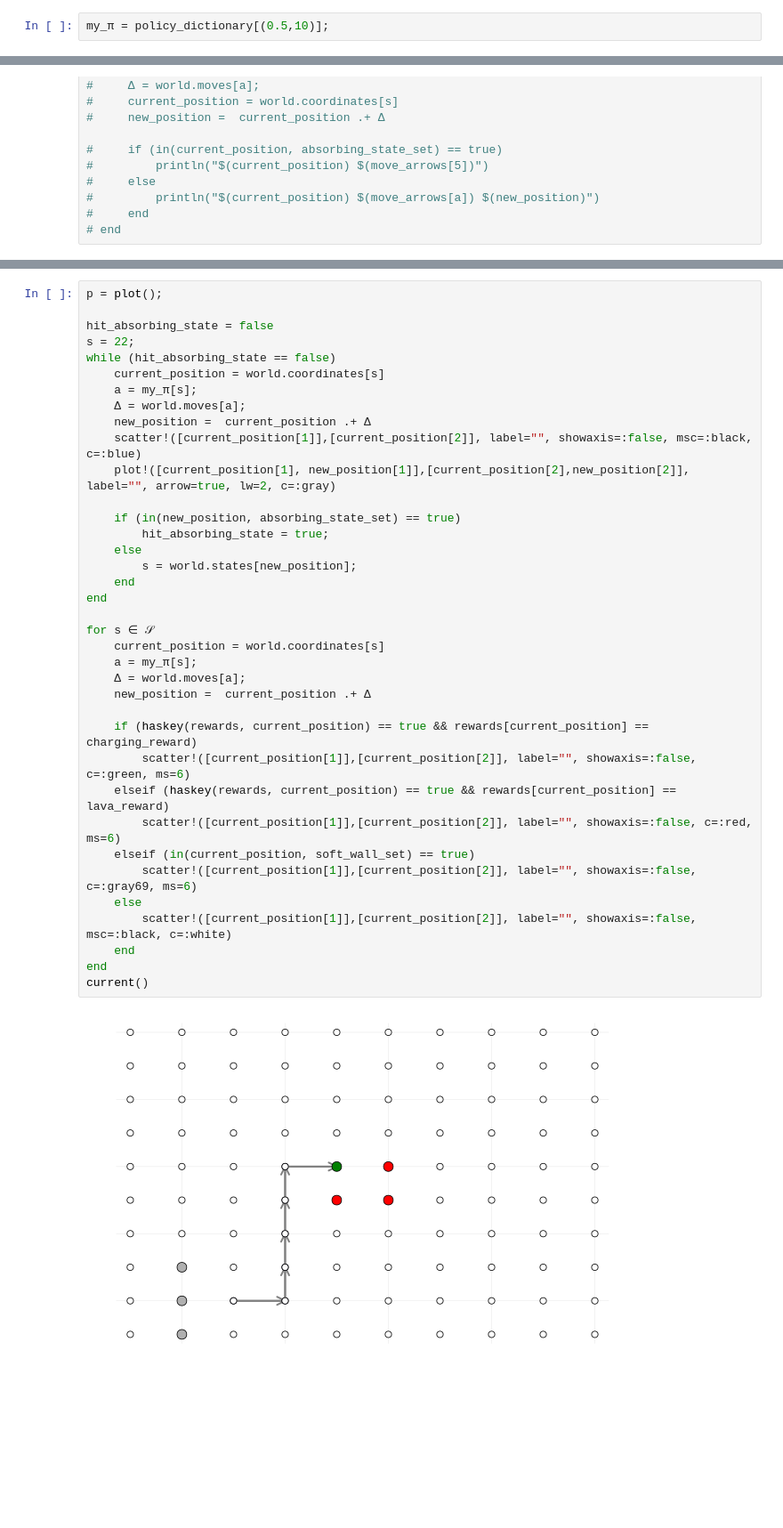
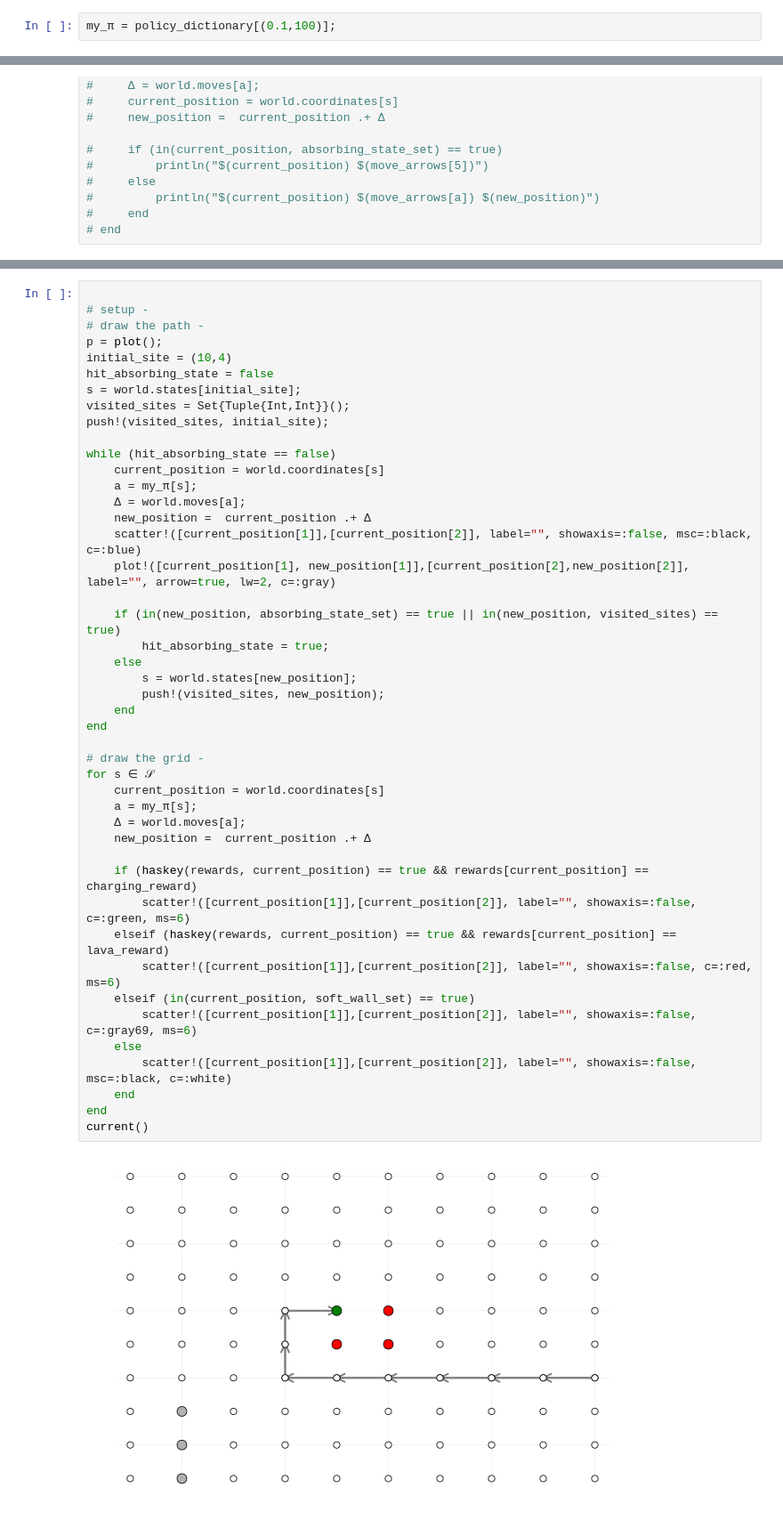
Before and after one commit to alexandraburen/PS5-CHEME-5760-LavaWorld-Fall-2023, a Jupyter notebook: CHEME-5760-PS5-ValueIteration-Soln.ipynb, the cells around one changed output, grey strips where cells are left out. Shown at 89% size. Cells and saved outputs as stored; diff of their text form; blank space fills up the shorter version.

Commit message:
Update CHEME-5760-PS5-ValueIteration-Soln.ipynb
Plots

```diff
--- a/CHEME-5760-PS5-ValueIteration-Soln.ipynb
+++ b/CHEME-5760-PS5-ValueIteration-Soln.ipynb
@@ -306,7 +309,7 @@ move_arrows[3] = "↓"
 move_arrows[4] = "↑"
 move_arrows[5] = "∅";
 # %%
-my_π = policy_dictionary[(0.5,10)];
+my_π = policy_dictionary[(0.1,100)];
 # %%
 # for s ∈ 𝒮
 
@@ -326,39 +327,47 @@ world.states[(
 # %%
+
+# setup -
+# draw the path -
 p = plot();
+initial_site = (10,4)
+hit_absorbing_state = false
+s = world.states[initial_site];
+visited_sites = Set{Tuple{Int,Int}}();
+push!(visited_sites, initial_site);
 
-hit_absorbing_state = false
-s = 22;
 while (hit_absorbing_state == false)
     current_position = world.coordinates[s]
     a = my_π[s];
     Δ = world.moves[a];
     new_position =  current_position .+ Δ
     scatter!([current_position[1]],[current_position[2]], label="", showaxis=:false, msc=:black, c=:blue)
     plot!([current_position[1], new_position[1]],[current_position[2],new_position[2]], label="", arrow=true, lw=2, c=:gray)
 
-    if (in(new_position, absorbing_state_set) == true)
+    if (in(new_position, absorbing_state_set) == true || in(new_position, visited_sites) == true)
         hit_absorbing_state = true;
     else
         s = world.states[new_position];
+        push!(visited_sites, new_position);
     end
 end
 
+# draw the grid -
 for s ∈ 𝒮
     current_position = world.coordinates[s]
     a = my_π[s];
     Δ = world.moves[a];
     new_position =  current_position .+ Δ
 
     if (haskey(rewards, current_position) == true && rewards[current_position] == charging_reward)
         scatter!([current_position[1]],[current_position[2]], label="", showaxis=:false, c=:green, ms=6)
     elseif (haskey(rewards, current_position) == true && rewards[current_position] == lava_reward)
         scatter!([current_position[1]],[current_position[2]], label="", showaxis=:false, c=:red, ms=6)
     elseif (in(current_position, soft_wall_set) == true)
         scatter!([current_position[1]],[current_position[2]], label="", showaxis=:false, c=:gray69, ms=6)
     else
         scatter!([current_position[1]],[current_position[2]], label="", showaxis=:false, msc=:black, c=:white)
     end
 end
 current()
 # %% [output]
-[figure, old version]
+[figure, new version]
```
Also changed, not shown: parts of 3 cells of this notebook.
